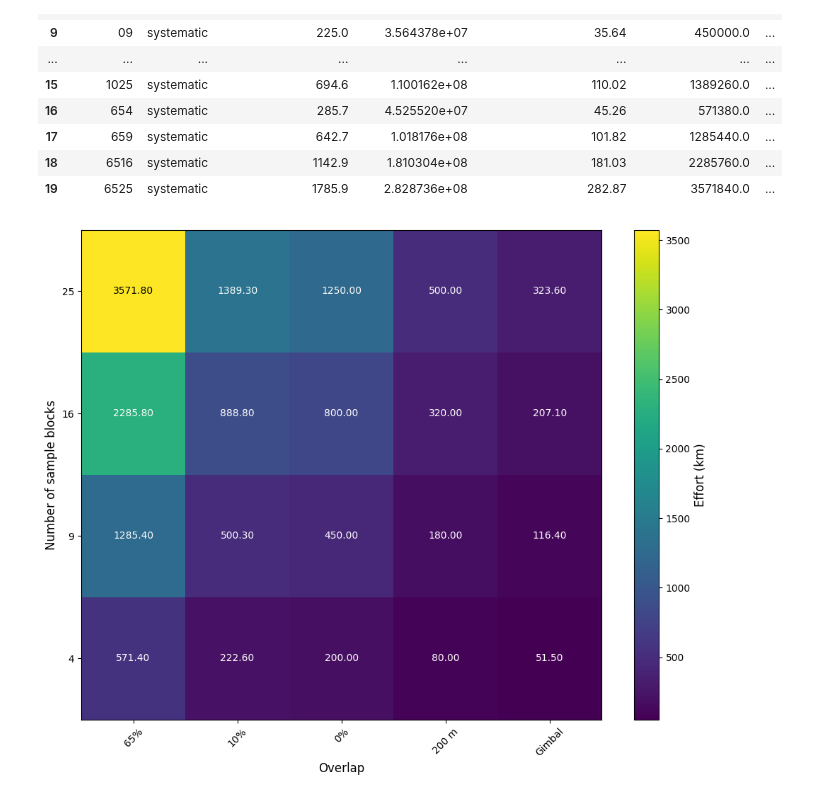
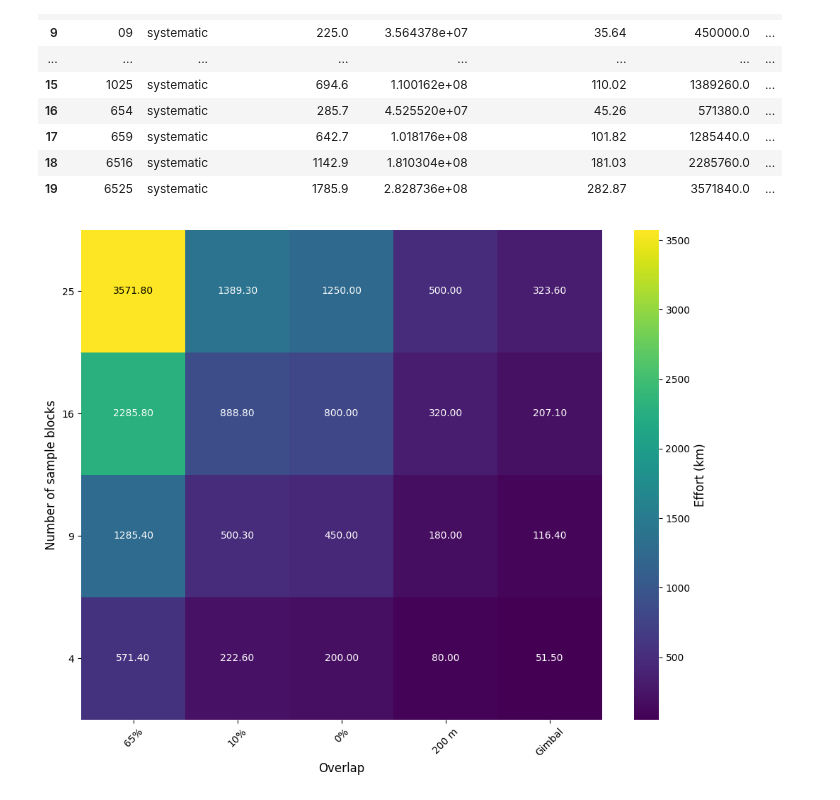
Before and after one commit to hambrecht/DroneSurveySimulator, a Jupyter notebook: Scripts/visualisation/vis_quadcopterFesability.ipynb, the cells around one changed output. Cells and saved outputs as stored; diff of their text form; code cells hidden in the pictures.

Commit message:
create cleaner figures

```diff
--- a/Scripts/visualisation/vis_quadcopterFesability.ipynb
+++ b/Scripts/visualisation/vis_quadcopterFesability.ipynb
@@ -395,13 +579,17 @@ coverData
 | 18 | 6516 | systematic | 1142.9 | 1.810304e+08 | 181.03 | 2285760.0 | ... |
 | 19 | 6525 | systematic | 1785.9 | 2.828736e+08 | 282.87 | 3571840.0 | ... |
 # %%
+import matplotlib.pyplot as plt
+import matplotlib.patheffects as path_effects
+import numpy as np
+
 # Create pivot table with CV values divided by 1000
 pivot_table = coverData.pivot_table(
     values='Mean_On_Effort',
     index='Number_of_Plots',
     columns='Overlap',
     aggfunc='mean'
-) / 1000 # convert effort to KM
+) / 1000  # convert effort to KM
 
 # Sort index in descending order to reverse y-axis
 pivot_table = pivot_table.sort_index(ascending=False)
@@ -416,9 +604,10 @@ fig, ax = plt.subplots(figsize=(10, 8))
 # Create heatmap with viridis colormap
 im = ax.imshow(pivot_table, cmap='viridis', aspect='auto')
 
-# Add colorbar
+# Add colorbar and remove outline for rounded look
 cbar = plt.colorbar(im)
 cbar.set_label('Effort (km)', fontsize=12)
+cbar.outline.set_linewidth(0)  # Remove colorbar border
 
 # Configure axes with custom labels
 ax.set_xticks(np.arange(len(desired_order)))
@@ -427,38 +616,40 @@ ax.set_yticks(np.arange(len(pivot_table.index)))
 # Create custom x-labels
 x_labels = ['65%', '10%', '0%', '200 m', 'Gimbal']
 ax.set_xticklabels(x_labels)
 ax.set_yticklabels(pivot_table.index)
 
+# Remove grid for cleaner look
+ax.grid(False)
+
+# Remove unnecessary borders (spines)
+for spine in ax.spines.values():
+    spine.set_visible(False)
+
 # Label axes
 plt.xlabel('Overlap', fontsize=12)
 plt.ylabel('Number of sample blocks', fontsize=12)
-
 
 # Rotate x-axis labels for better readability
 plt.xticks(rotation=45)
 
 # Function to determine text color based on background brightness
 def get_text_color(val, vmin, vmax):
-    # Calculate relative brightness (0-1)
     brightness = (val - vmin) / (vmax - vmin)
-    # Return black for bright backgrounds, white for dark backgrounds
     return 'black' if brightness > 0.7 else 'white'
 
 # Add text annotations in each cell with dynamic color
 vmin = pivot_table.min().min()
 vmax = pivot_table.max().max()
 
-# Add text annotations in each cell
 for i in range(len(pivot_table.index)):
     for j in range(len(pivot_table.columns)):
         value = round(pivot_table.iloc[i, j], 1)
         text_color = get_text_color(value, vmin, vmax)
         text = ax.text(j, i, f'{value:.2f}',
-                      ha='center', va='center',
-                      color=text_color)
+                       ha='center', va='center',
+                       color=text_color)
 
 plt.tight_layout()
-# plt.savefig(os.path.join('..', '..', 'Output', 'Plots', 'quadcopterFeasability_heatmap.png'), dpi=300)
 plt.show()
 # %% [output]
-[figure, old version]
+[figure, new version]
```
Also changed, not shown: parts of 12 cells of this notebook.
